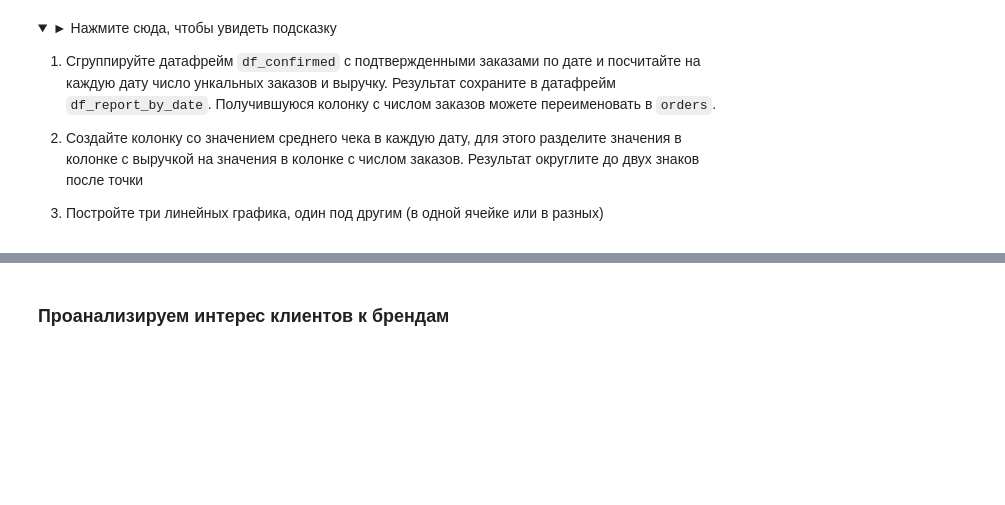
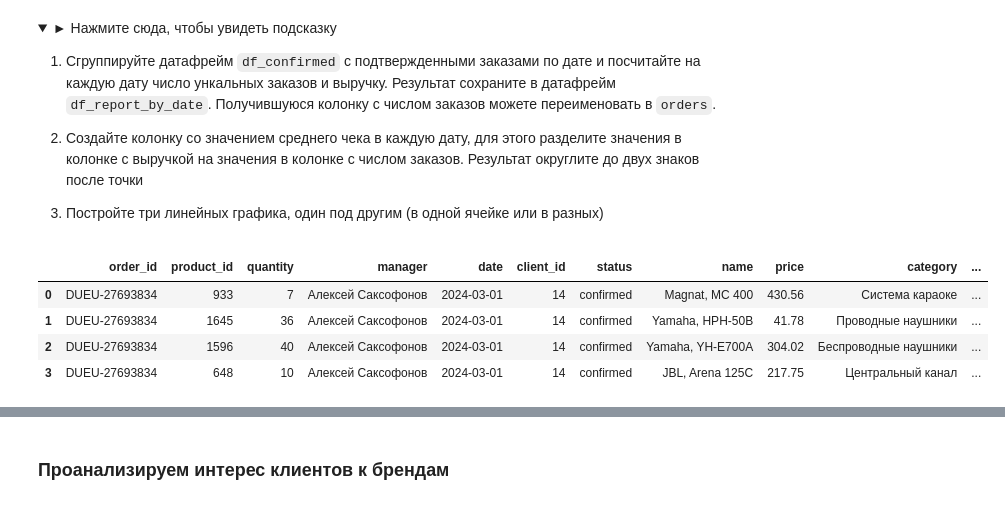
Before and after one commit to m-amirov/karpov.courses, a Jupyter notebook: notebooks/final_project_python.ipynb, the cells around one changed output, grey strips where cells are left out. Saved outputs shown, nothing was run; the diff lists cells and outputs as text; code cells hidden in the pictures; folded sections open; blank space fills up the shorter version.

```diff
--- a/notebooks/final_project_python.ipynb
+++ b/notebooks/final_project_python.ipynb
@@ -491,0 +509,8 @@ ValueError: Index date invalid
+# %%
+df_full_confirmed.head(4)
+# %% [output]
+|  | order_id | product_id | quantity | manager | date | client_id | status | name | price | category | ... |
+| 0 | DUEU-27693834 | 933 | 7 | Алексей Саксофонов | 2024-03-01 | 14 | confirmed | Magnat, MC 400 | 430.56 | Система караоке | ... |
+| 1 | DUEU-27693834 | 1645 | 36 | Алексей Саксофонов | 2024-03-01 | 14 | confirmed | Yamaha, HPH-50B | 41.78 | Проводные наушники | ... |
+| 2 | DUEU-27693834 | 1596 | 40 | Алексей Саксофонов | 2024-03-01 | 14 | confirmed | Yamaha, YH-E700A | 304.02 | Беспроводные наушники | ... |
+| 3 | DUEU-27693834 | 648 | 10 | Алексей Саксофонов | 2024-03-01 | 14 | confirmed | JBL, Arena 125C | 217.75 | Центральный канал | ... |
```
Also changed, not shown: parts of 15 cells of this notebook.
